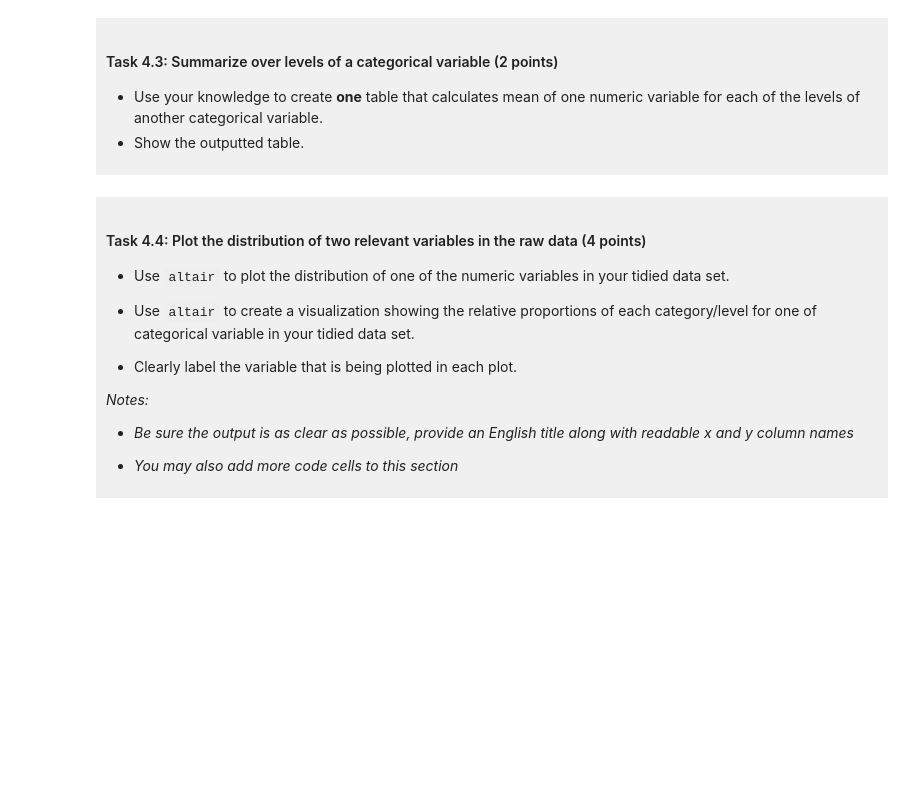
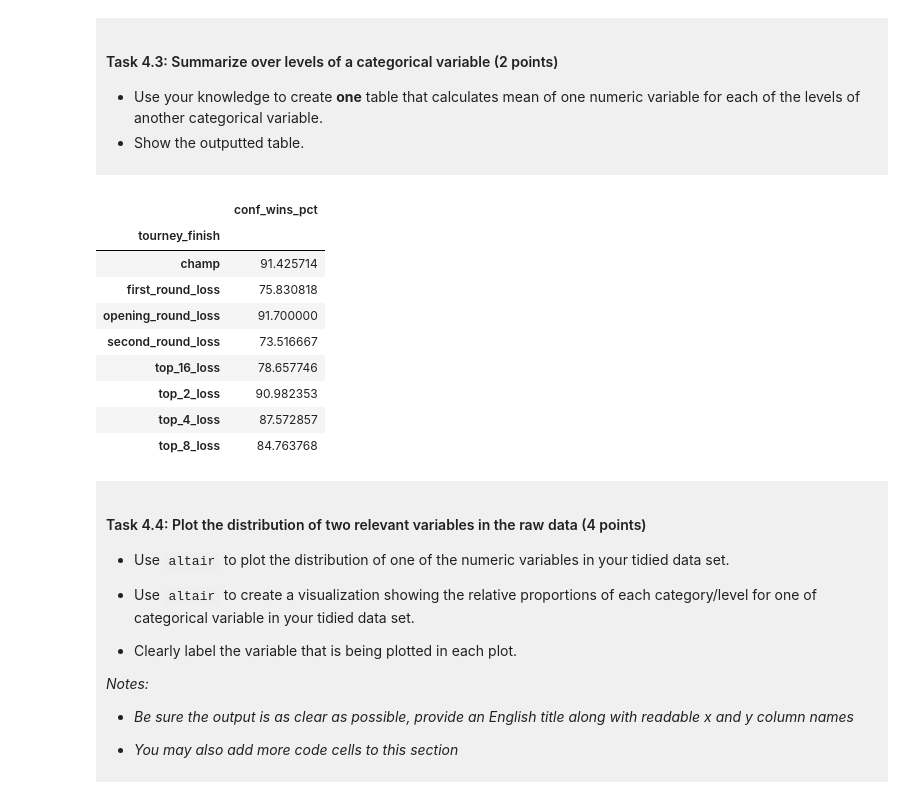
Before and after one commit to Jju0819/dsci-100-project-Jerry, a Jupyter notebook: dsci-100-project-notebook.ipynb, the cells around one changed output. Cells and saved outputs as stored; diff of their text form; code cells hidden in the pictures; blank space fills up the shorter version.

```diff
--- a/dsci-100-project-notebook.ipynb
+++ b/dsci-100-project-notebook.ipynb
@@ -256,7 +268,20 @@ You will refine your research question (if needed) and produce a tidy data set.
 - Show the outputted table.
 </div>
 # %%
-### EDIT THIS CODE CELL ###
+group = WMM_tidy.groupby("tourney_finish").agg(
+    {"conf_wins_pct": "mean"})
+group
+# %% [output]
+|  | conf_wins_pct |
+| tourney_finish |  |
+| champ | 91.425714 |
+| first_round_loss | 75.830818 |
+| opening_round_loss | 91.700000 |
+| second_round_loss | 73.516667 |
+| top_16_loss | 78.657746 |
+| top_2_loss | 90.982353 |
+| top_4_loss | 87.572857 |
+| top_8_loss | 84.763768 |
 # %% [markdown]
 <div style="background-color: #f0f0f0; padding: 10px;">
 
```
Also changed, not shown: parts of 9 cells of this notebook.
